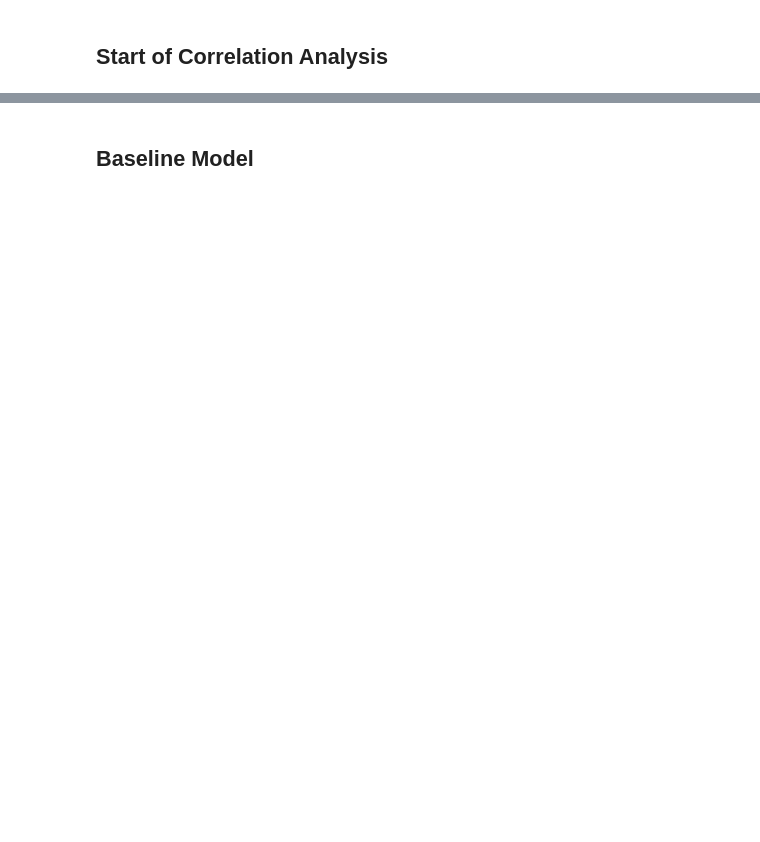
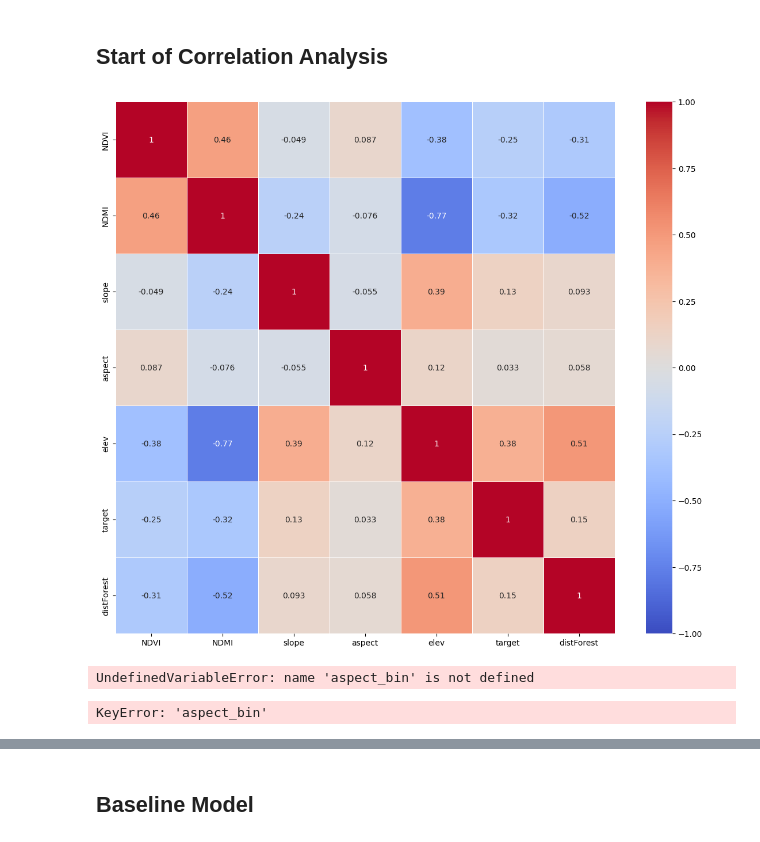
Before and after one commit to arcticFoxesHabitats/arcticFoxes, a Jupyter notebook: notebooks/EDA_correlation.ipynb, the cells around one changed output, grey strips where cells are left out. Cells and saved outputs as stored; diff of their text form; code cells hidden in the pictures; blank space fills up the shorter version.

```diff
--- a/notebooks/EDA_correlation.ipynb
+++ b/notebooks/EDA_correlation.ipynb
@@ -31,19 +31,6 @@ df_resamp = geopd.read_file("../data/final_shapefiles/foxes_modelling_resamp.shp
 ## Create dummie variables
 ### Bin aspect feature
 First, we put the aspect feature into bins. One bin for the -1 values (where the slope is zero) and eight bins for the eight geographic directions.
-# %%
-#in a fist step, the category "N" is created twice
-df_all["aspect_bin"] = pd.cut(df_all.aspect,
-                                bins = [-1.1,0,22.5,67.5,112.5,157.5,202.5,247.5,292.5,337.5,360],
-                                labels = ["Flat", "N", "NE", "E", "SE", "S", "SW", "W", "NW", "N2"])
-#in a second step, the second category is renamed to resemble the first
-df_all["aspect_bin"] = df_all.aspect_bin.replace("N2","N")
-
-#repeat for resamp:
-df_resamp["aspect_bin"] = pd.cut(df_resamp.aspect,
-                                bins = [-1.1,0,22.5,67.5,112.5,157.5,202.5,247.5,292.5,337.5,360],
-                                labels = ["Flat", "N", "NE", "E", "SE", "S", "SW", "W", "NW", "N2"])
-df_resamp["aspect_bin"] = df_resamp.aspect_bin.replace("N2","N")
 # %% [markdown]
 ### Create dummie variables for all categorical variables
 # %%
@@ -54,6 +38,3 @@ categories_resamp = pd.get_dummies(df_resamp[cat_variables], drop_first=True)
-# %%
-df_all = pd.concat([df_all, categories_all], axis = 1)
-df_resamp = pd.concat([df_resamp, categories_resamp], axis = 1)
 # %%
 df_all_enc = df_all.drop(["veg", "soil"], axis = 1)
 df_resamp_enc = df_resamp.drop(["veg", "soil"], axis = 1)
@@ -62,20 +61,26 @@ df_all_enc.head()
 # %% [markdown]
 ## Start of Correlation Analysis
 # %%
-corr_columns = ["NDVI", "NDMI", "slope", "aspect", "elev", "target"]
+corr_columns = ["NDVI", "NDMI", "slope", "aspect", "elev", "target", "distForest"]
 
 corr_all = df_all_enc[corr_columns].corr()
 # corr_all = df_all_enc.corr()
 
 plt.figure(figsize = (14,12))
 ax = sns.heatmap(corr_all, linewidths=.5, annot=True, cmap='coolwarm', vmin = -1, vmax = 1)
 # ax = sns.heatmap(corr_all, linewidths=.5, cmap='coolwarm', vmin = -1, vmax = 1)
+# %% [output]
+[figure, added]
 # %%
 df_query = df_all.query("aspect_bin == 'Flat'")
 df_query.groupby("veg").count()
+# %% [output]
+UndefinedVariableError: name 'aspect_bin' is not defined
 # %%
 df_query = df_all.query("veg == 'Water'")
 df_query.groupby("aspect_bin").count()["veg"]
+# %% [output]
+KeyError: 'aspect_bin'
 # %%
 df_all.iloc[:, -19:-1].columns
 # %%
```
Also changed, not shown: parts of 9 cells of this notebook, 2 other files.
